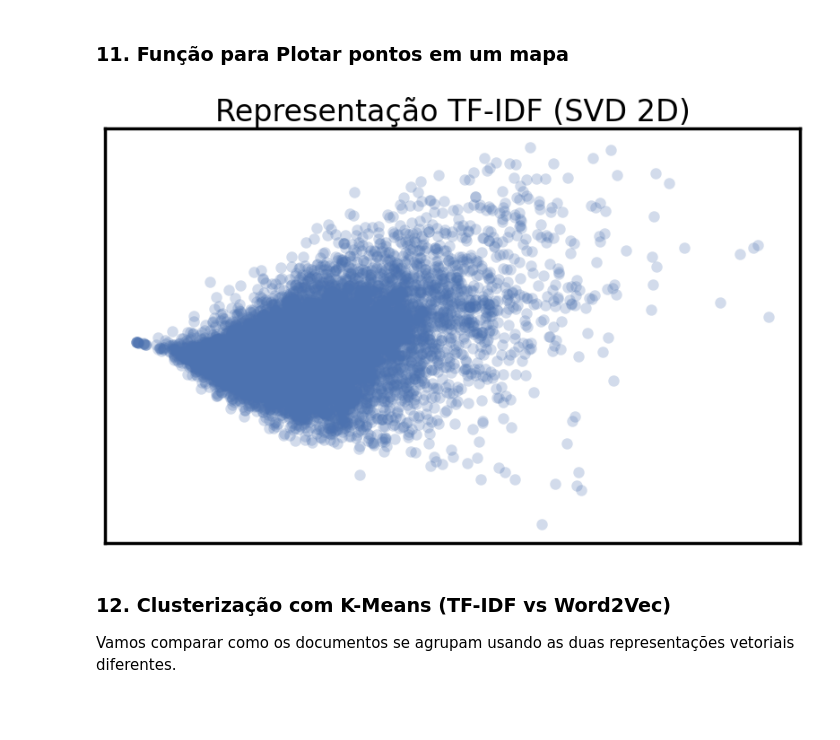
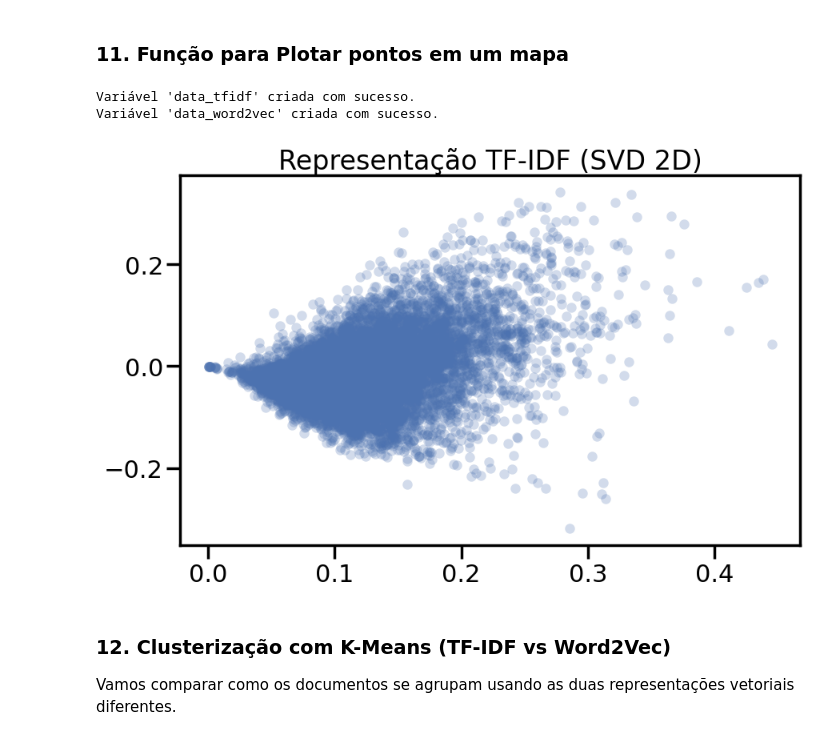
Before and after one commit to Joaoplims/NLP-HandsOn, a Jupyter notebook: HO03/HO03_NLP.ipynb, the cells around one changed output. Saved outputs shown, nothing was run; the diff lists cells and outputs as text; code cells hidden in the pictures; blank space fills up the shorter version.

```diff
--- a/HO03/HO03_NLP.ipynb
+++ b/HO03/HO03_NLP.ipynb
@@ -411,27 +392,47 @@ import hdbscan
 sns.set_context('poster')
 sns.set_color_codes()
 plot_kwds = {'alpha' : 0.25, 's' : 80, 'linewidths':0}
-# %%
-from sklearn.decomposition import TruncatedSVD
-import matplotlib.pyplot as plt
-
-# Usando a representação que já calculamos anteriormente
-# Certifique-se de que a célula onde 'tfidf_matrix_manual' é definida foi executada
-if 'tfidf_matrix_manual' in globals():
-    svd = TruncatedSVD(n_components=2, random_state=42)
-    data_2d = svd.fit_transform(tfidf_matrix_manual)
-
-    plt.figure(figsize=(10, 6))
-    plt.scatter(data_2d.T[0], data_2d.T[1], c='b', **plot_kwds)
-    frame = plt.gca()
-    frame.axes.get_xaxis().set_visible(False)
-    frame.axes.get_yaxis().set_visible(False)
-    plt.title('Representação TF-IDF (SVD 2D)')
-    plt.show()
-else:
-    print("Erro: A variável 'tfidf_matrix_manual' não foi encontrada. Por favor, execute a célula do passo 9.4 primeiro.")
-# %% [output]
-[figure, removed]
+# %%
+from sklearn.decomposition import TruncatedSVD
+import numpy as np
+import matplotlib.pyplot as plt
+
+# 1. Criando representação 2D para TF-IDF
+if 'tfidf_matrix_manual' in globals():
+    svd = TruncatedSVD(n_components=2, random_state=42)
+    data_tfidf = svd.fit_transform(tfidf_matrix_manual)
+    print("Variável 'data_tfidf' criada com sucesso.")
+else:
+    print("Aviso: 'tfidf_matrix_manual' não encontrada. Execute as células anteriores.")
+
+# 2. Criando representação 2D para Word2Vec
+if 'w2v_model' in globals() and 'tokenized_corpus' in globals():
+    # Calculando o vetor médio para cada documento
+    def get_mean_vector(model, words):
+        words = [w for w in words if w in model.wv]
+        if len(words) >= 1:
+            return np.mean(model.wv[words], axis=0)
+        return np.zeros((model.vector_size,))
+
+    w2v_vectors = np.array([get_mean_vector(w2v_model, doc) for doc in tokenized_corpus])
+
+    # Reduzindo para 2D
+    svd_w2v = TruncatedSVD(n_components=2, random_state=42)
+    data_word2vec = svd_w2v.fit_transform(w2v_vectors)
+    print("Variável 'data_word2vec' criada com sucesso.")
+else:
+    print("Aviso: Modelo Word2Vec não encontrado.")
+
+# Plot de exemplo (TF-IDF)
+if 'data_tfidf' in locals() or 'data_tfidf' in globals():
+    plt.figure(figsize=(10, 6))
+    plt.scatter(data_tfidf.T[0], data_tfidf.T[1], c='b', **plot_kwds)
+    plt.title('Representação TF-IDF (SVD 2D)')
+    plt.show()
+# %% [output]
+Variável 'data_tfidf' criada com sucesso.
+Variável 'data_word2vec' criada com sucesso.
+[figure, added]
 # %%
 def plot_clusters(data, algorithm, args, kwds):
     start_time = time.time()
```
Also changed, not shown: parts of 22 cells of this notebook.
